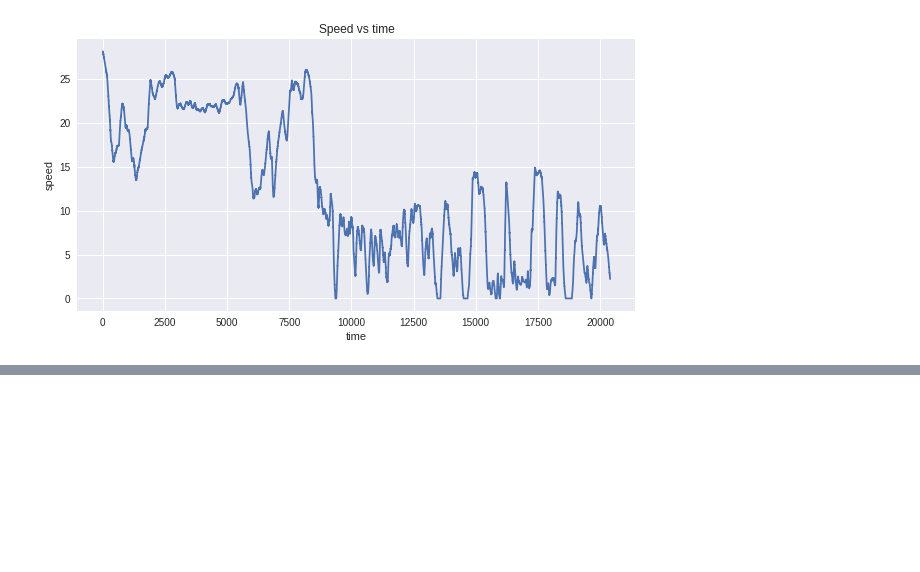
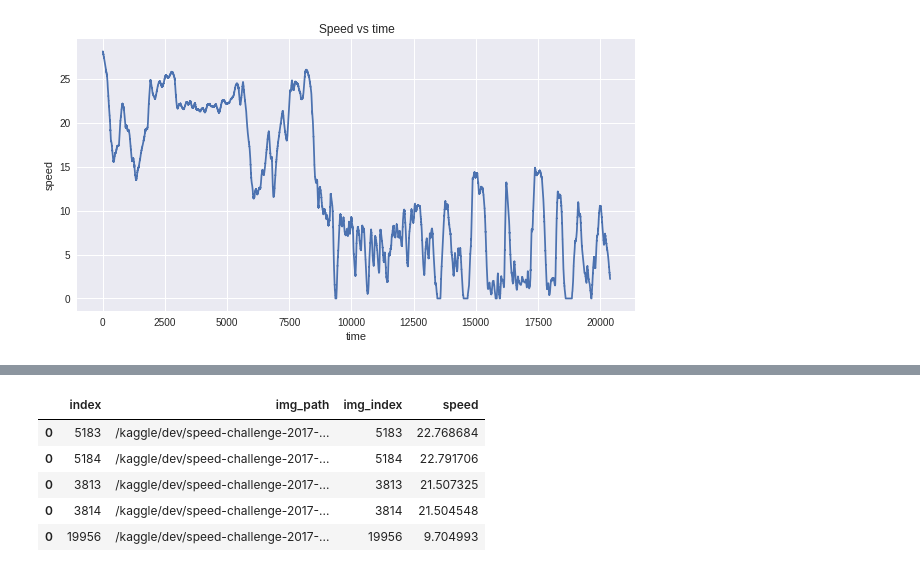
Before and after one commit to kgajwan1/car-speed-challenge-2017, a Jupyter notebook: notebooks/model.ipynb, the cells around one changed output, grey strips where cells are left out. Drawn from its saved outputs; the diff is of its cells as text; code cells hidden in the pictures; blank space fills up the shorter version.

```diff
--- a/notebooks/model.ipynb
+++ b/notebooks/model.ipynb
@@ -18,6 +20,8 @@ TRAIN_LABELS = os.path.join(DATA_PATH, 'train.txt')
 PREPROCESSED_DATA_PATH = '/kaggle/dev/speed-challenge-2017-data/pre_processed_data'
 PREPROCESSED_IMGS_TRAIN = os.path.join(PREPROCESSED_DATA_PATH, 'train_imgs')
 PREPROCESSED_IMGS_TEST = os.path.join(PREPROCESSED_DATA_PATH, 'test_imgs')
+TRAIN_META = os.path.join(PREPROCESSED_DATA_PATH, 'train_meta.csv')
+TEST_META = os.path.join(PREPROCESSED_DATA_PATH, 'test_meta.csv')
 # %%
 train_y = pd.read_csv(TRAIN_LABELS, header=None, squeeze=True)
 train_y.head()
@@ -37,3 +41,6 @@ plt.plot(train_y.index.values, train_y.values)
 # %% [output]
 [<matplotlib.lines.Line2D at 0x...>]
 [figure]
+# %%
+train_df = pd.read_csv(TRAIN_META)
+test_df = pd.read_csv(TEST_META)
@@ -39,0 +65,35 @@ plt.plot(train_y.index.values, train_y.values)
+# %%
+def batch_shuffle(df):
+    """
+    Randomly shuffle pairs of rows in the dataframe, separates train and validation data
+    generates a uniform random variable 0->9, gives 20% chance to append to valid data, otherwise train_data
+    return tuple (train_data, valid_data) dataframes
+    """
+    train_data = pd.DataFrame()
+    valid_data = pd.DataFrame()
+    for i in range(len(df) - 1):
+        idx1 = np.random.randint(len(df) - 1)
+        idx2 = idx1 + 1
+
+        row1 = df.iloc[[idx1]].reset_index()
+        row2 = df.iloc[[idx2]].reset_index()
+
+        randInt = np.random.randint(9)
+        if 0 <= randInt <= 1:
+            valid_frames = [valid_data, row1, row2]
+            valid_data = pd.concat(valid_frames, axis = 0, join = 'outer', ignore_index=False)
+        if randInt >= 2:
+            train_frames = [train_data, row1, row2]
+            train_data = pd.concat(train_frames, axis = 0, join = 'outer', ignore_index=False)
+    return train_data, valid_data
+# %%
+train_data, valid_data = batch_shuffle(train_df)
+# %%
+train_data.head()
+# %% [output]
+|  | index | img_path | img_index | speed |
+| 0 | 5183 | /kaggle/dev/speed-challenge-2017-... | 5183 | 22.768684 |
+| 0 | 5184 | /kaggle/dev/speed-challenge-2017-... | 5184 | 22.791706 |
+| 0 | 3813 | /kaggle/dev/speed-challenge-2017-... | 3813 | 21.507325 |
+| 0 | 3814 | /kaggle/dev/speed-challenge-2017-... | 3814 | 21.504548 |
+| 0 | 19956 | /kaggle/dev/speed-challenge-2017-... | 19956 | 9.704993 |
```
Also changed, not shown: parts of 15 cells of this notebook.
